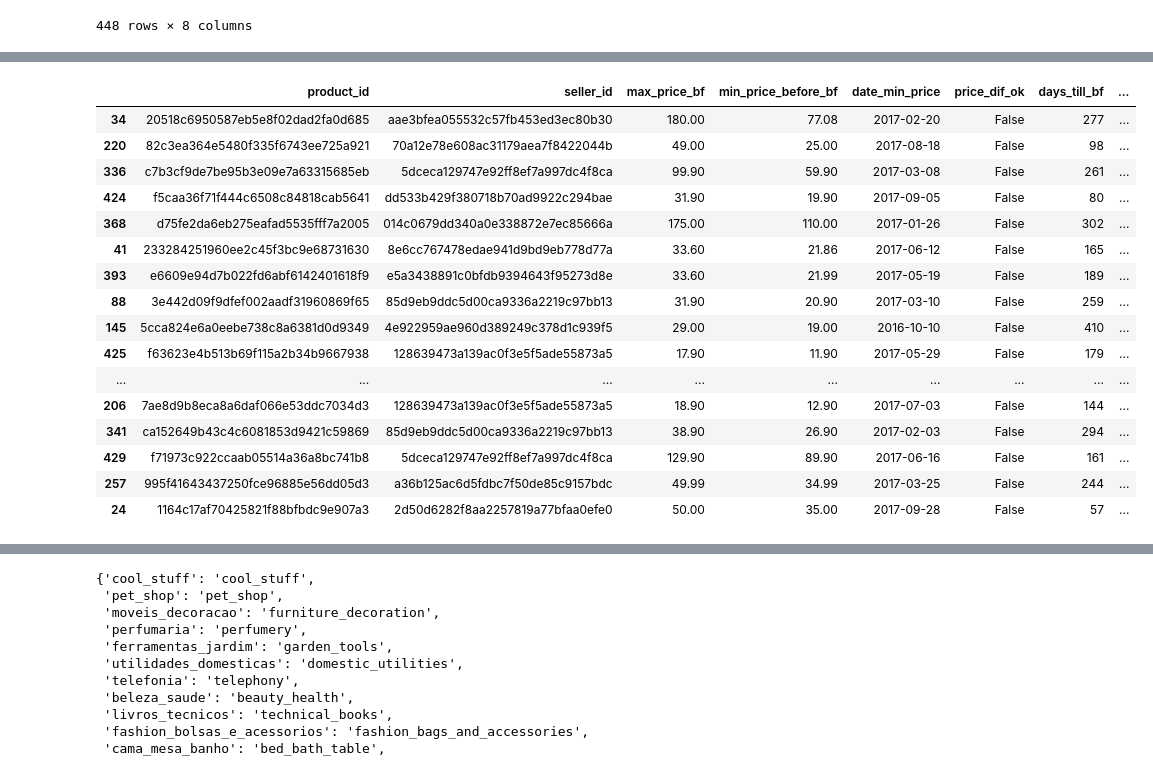
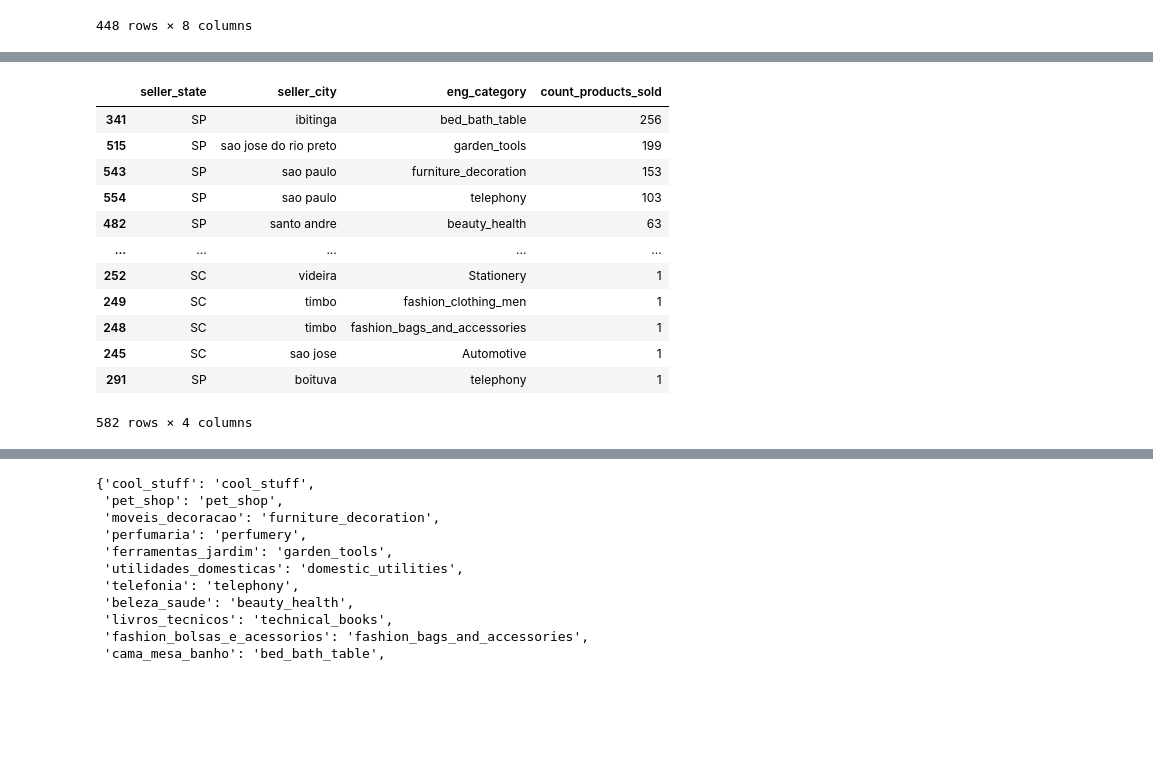
Before and after one commit to MaratJilikbaev/brazilian_e_commerce, a Jupyter notebook: research/goal_realization.ipynb, the cells around one changed output, grey strips where cells are left out. Cells and saved outputs as stored; diff of their text form; code cells hidden in the pictures; blank space fills up the shorter version.

Commit message:
finished with questions

```diff
--- a/research/goal_realization.ipynb
+++ b/research/goal_realization.ipynb
@@ -1141,0 +1143,13 @@ Name: price_diff_percent, Length: 184, dtype: float64
+# %%
+import datetime
+
+question_3_df = df_orders_plus[
+    (df_orders_plus['order_purchase_date']>=datetime.date(2017, 11, 24)) & (df_orders_plus['order_purchase_date']<=datetime.date(2017, 11, 28))
+    ][['order_id', 'eng_category', 'seller_city', 'seller_state', 'order_purchase_date']].copy()
+
+print(question_3_df['order_purchase_date'].value_counts(), '\n' + ('-'*40))
+question_3_df.drop(columns=['order_purchase_date'], inplace=True)
+
+question_3_df = question_3_df.groupby(['seller_state', 'seller_city', 'eng_category']).count()
+question_3_df.columns = ['count_products_sold']
+question_3_df
@@ -1142,20 +1178,16 @@ Name: price_diff_percent, Length: 184, dtype: float64
 # %%
-question_2_df.sort_values('price_diff_percent', ascending=False).head(20)
+question_3_df.reset_index().sort_values('count_products_sold', ascending=False)
 # %% [output]
-|  | product_id | seller_id | max_price_bf | min_price_before_bf | date_min_price | price_dif_ok | days_till_bf | ... |
-| 34 | 20518c6950587eb5e8f02dad2fa0d685 | aae3bfea055532c57fb453ed3ec80b30 | 180.00 | 77.08 | 2017-02-20 | False | 277 | ... |
-| 220 | 82c3ea364e5480f335f6743ee725a921 | 70a12e78e608ac31179aea7f8422044b | 49.00 | 25.00 | 2017-08-18 | False | 98 | ... |
-| 336 | c7b3cf9de7be95b3e09e7a63315685eb | 5dceca129747e92ff8ef7a997dc4f8ca | 99.90 | 59.90 | 2017-03-08 | False | 261 | ... |
-| 424 | f5caa36f71f444c6508c84818cab5641 | dd533b429f380718b70ad9922c294bae | 31.90 | 19.90 | 2017-09-05 | False | 80 | ... |
-| 368 | d75fe2da6eb275eafad5535fff7a2005 | 014c0679dd340a0e338872e7ec85666a | 175.00 | 110.00 | 2017-01-26 | False | 302 | ... |
-| 41 | 233284251960ee2c45f3bc9e68731630 | 8e6cc767478edae941d9bd9eb778d77a | 33.60 | 21.86 | 2017-06-12 | False | 165 | ... |
-| 393 | e6609e94d7b022fd6abf6142401618f9 | e5a3438891c0bfdb9394643f95273d8e | 33.60 | 21.99 | 2017-05-19 | False | 189 | ... |
-| 88 | 3e442d09f9dfef002aadf31960869f65 | 85d9eb9ddc5d00ca9336a2219c97bb13 | 31.90 | 20.90 | 2017-03-10 | False | 259 | ... |
-| 145 | 5cca824e6a0eebe738c8a6381d0d9349 | 4e922959ae960d389249c378d1c939f5 | 29.00 | 19.00 | 2016-10-10 | False | 410 | ... |
-| 425 | f63623e4b513b69f115a2b34b9667938 | 128639473a139ac0f3e5f5ade55873a5 | 17.90 | 11.90 | 2017-05-29 | False | 179 | ... |
-| ... | ... | ... | ... | ... | ... | ... | ... | ... |
-| 206 | 7ae8d9b8eca8a6daf066e53ddc7034d3 | 128639473a139ac0f3e5f5ade55873a5 | 18.90 | 12.90 | 2017-07-03 | False | 144 | ... |
-| 341 | ca152649b43c4c6081853d9421c59869 | 85d9eb9ddc5d00ca9336a2219c97bb13 | 38.90 | 26.90 | 2017-02-03 | False | 294 | ... |
-| 429 | f71973c922ccaab05514a36a8bc741b8 | 5dceca129747e92ff8ef7a997dc4f8ca | 129.90 | 89.90 | 2017-06-16 | False | 161 | ... |
-| 257 | 995f41643437250fce96885e56dd05d3 | a36b125ac6d5fdbc7f50de85c9157bdc | 49.99 | 34.99 | 2017-03-25 | False | 244 | ... |
-| 24 | 1164c17af70425821f88bfbdc9e907a3 | 2d50d6282f8aa2257819a77bfaa0efe0 | 50.00 | 35.00 | 2017-09-28 | False | 57 | ... |
+|  | seller_state | seller_city | eng_category | count_products_sold |
+| 341 | SP | ibitinga | bed_bath_table | 256 |
+| 515 | SP | sao jose do rio preto | garden_tools | 199 |
+| 543 | SP | sao paulo | furniture_decoration | 153 |
+| 554 | SP | sao paulo | telephony | 103 |
+| 482 | SP | santo andre | beauty_health | 63 |
+| ... | ... | ... | ... | ... |
+| 252 | SC | videira | Stationery | 1 |
+| 249 | SC | timbo | fashion_clothing_men | 1 |
+| 248 | SC | timbo | fashion_bags_and_accessories | 1 |
+| 245 | SC | sao jose | Automotive | 1 |
+| 291 | SP | boituva | telephony | 1 |
+582 rows × 4 columns
```
Also changed, not shown: parts of 19 cells of this notebook.
